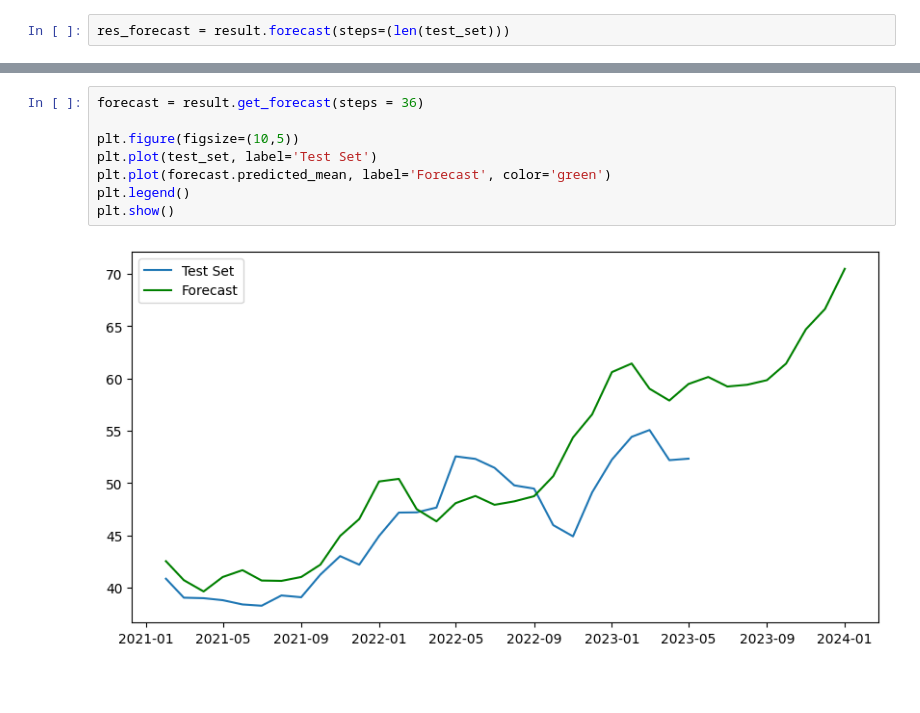
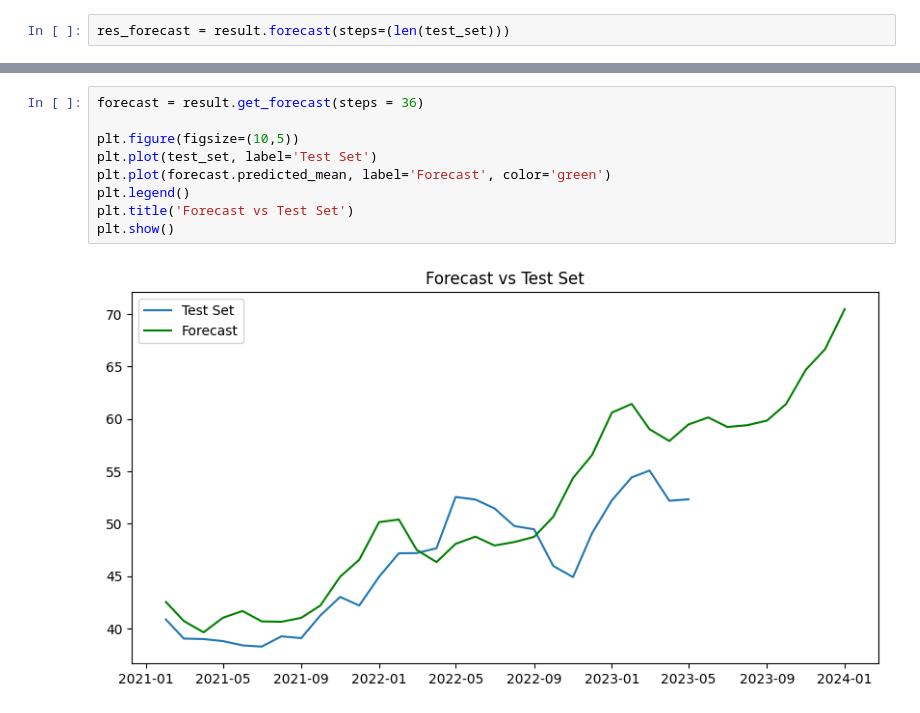
Before and after one commit to dlhegend/-TS_Academy_Capstone_Project, a Jupyter notebook: notebooks/Ugochukwu_Kiloprice_TimeSeries_Capstone.ipynb, the cells around one changed output, grey strips where cells are left out. Saved outputs shown, nothing was run; the diff lists cells and outputs as text; blank space fills up the shorter version.

```diff
--- a/notebooks/Ugochukwu_Kiloprice_TimeSeries_Capstone.ipynb
+++ b/notebooks/Ugochukwu_Kiloprice_TimeSeries_Capstone.ipynb
@@ -327,10 +330,11 @@ plt.show()
 # %%
 forecast = result.get_forecast(steps = 36)
 
 plt.figure(figsize=(10,5))
 plt.plot(test_set, label='Test Set')
 plt.plot(forecast.predicted_mean, label='Forecast', color='green')
 plt.legend()
+plt.title('Forecast vs Test Set')
 plt.show()
 # %% [output]
-[figure, old version]
+[figure, new version]
```
Also changed, not shown: parts of 20 cells of this notebook.
